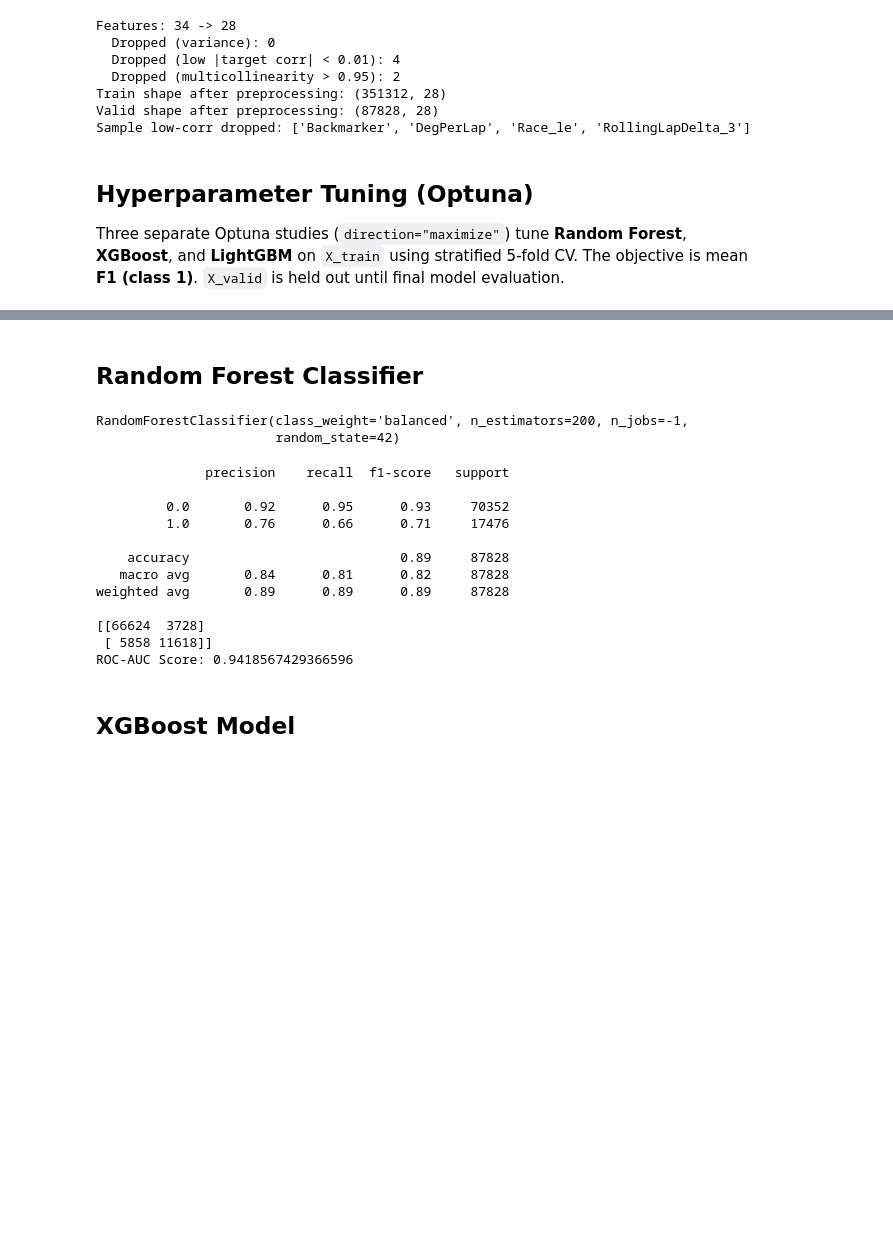
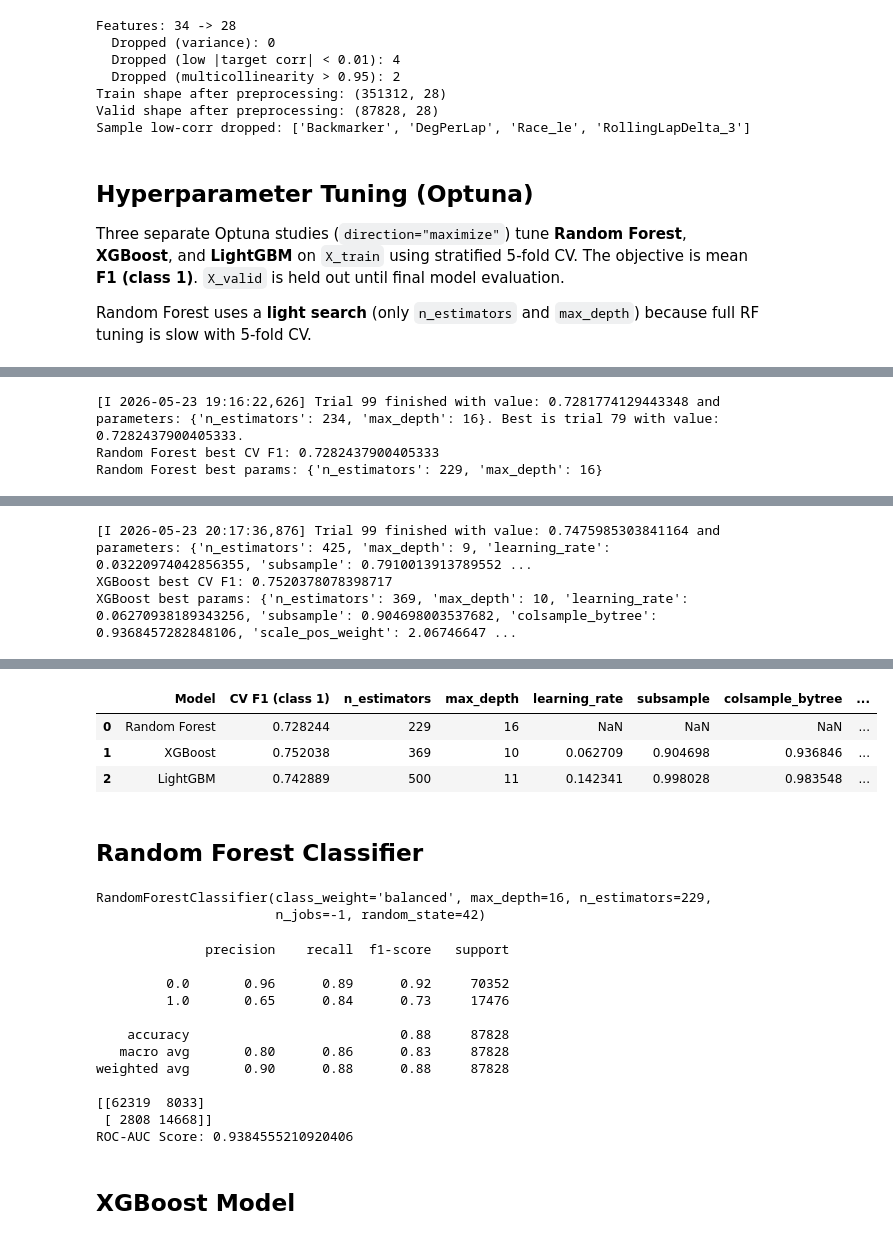
Before and after one commit to ethan-yong/F1-pitstop-prediction, a Jupyter notebook: analysis.ipynb, the cells around one changed output, grey strips where cells are left out. Saved outputs shown, nothing was run; the diff lists cells and outputs as text; code cells hidden in the pictures; blank space fills up the shorter version.

```diff
--- a/analysis.ipynb
+++ b/analysis.ipynb
@@ -567,13 +567,15 @@ Sample low-corr dropped: ['Backmarker', 'DegPerLap', 'Race_le', 'RollingLapDelta
 ## Hyperparameter Tuning (Optuna)
 
 Three separate Optuna studies (`direction="maximize"`) tune **Random Forest**, **XGBoost**, and **LightGBM** on `X_train` using stratified 5-fold CV. The objective is mean **F1 (class 1)**. `X_valid` is held out until final model evaluation.
+
+Random Forest uses a **light search** (only `n_estimators` and `max_depth`) because full RF tuning is slow with 5-fold CV.
 # %%
 from sklearn.model_selection import StratifiedKFold
 from sklearn.metrics import f1_score
 
 N_SPLITS = 5
 RANDOM_STATE = 42
-N_TRIALS = 40  # use 5-10 for quick dry-runs
+N_TRIALS = 100  # use 5-10 for quick dry-runs
 
 CV_FOLDS = StratifiedKFold(
     n_splits=N_SPLITS,
@@ -593,24 +595,16 @@ def cv_f1_class1(model, X, y) -> float:
     return float(np.mean(scores))
 
 
-def _max_features(trial):
-    choice = trial.suggest_categorical("max_features", ["sqrt", "log2", "none"])
-    return None if choice == "none" else choice
-
-
-# --- Random Forest ---
+# --- Random Forest (light search: only n_estimators + max_depth) ---
 def objective_rf(trial):
-    params = {
-        "n_estimators": trial.suggest_int("n_estimators", 100, 400),
-        "max_depth": trial.suggest_int("max_depth", 6, 24),
-        "min_samples_split": trial.suggest_int("min_samples_split", 2, 20),
-        "min_samples_leaf": trial.suggest_int("min_samples_leaf", 1, 8),
-        "max_features": _max_features(trial),
-        "class_weight": "balanced",
-        "random_state": RANDOM_STATE,
-        "n_jobs": -1,
-    }
-    model = RandomForestClassifier(**params)
+    model = RandomForestClassifier(
+        n_estimators=trial.suggest_int("n_estimators", 100, 250),
+        max_depth=trial.suggest_int("max_depth", 8, 16),
+        max_features="sqrt",
+        class_weight="balanced",
+        random_state=RANDOM_STATE,
+        n_jobs=-1,
+    )
     return cv_f1_class1(model, X_train, y_train)
 
 
@@ -621,9 +615,6 @@ study_rf = optuna.create_study(
 )
 study_rf.optimize(objective_rf, n_trials=N_TRIALS, show_progress_bar=True)
 rf_best_params = study_rf.best_params.copy()
-rf_best_params["max_features"] = (
-    None if rf_best_params.get("max_features") == "none" else rf_best_params["max_features"]
-)
 print("Random Forest best CV F1:", study_rf.best_value)
 print("Random Forest best params:", rf_best_params)
 
@@ -698,3 +689,4 @@ optuna_results = pd.DataFrame(
     ]
 )
 optuna_results
+# %% [output]
@@ -700,0 +712,3 @@ optuna_results
+[I 2026-05-23 19:16:22,626] Trial 99 finished with value: 0.7281774129443348 and parameters: {'n_estimators': 234, 'max_depth': 16}. Best is trial 79 with value: 0.7282437900405333.
+Random Forest best CV F1: 0.7282437900405333
+Random Forest best params: {'n_estimators': 229, 'max_depth': 16}
@@ -700,0 +733,3 @@ optuna_results
+[I 2026-05-23 20:17:36,876] Trial 99 finished with value: 0.7475985303841164 and parameters: {'n_estimators': 425, 'max_depth': 9, 'learning_rate': 0.03220974042856355, 'subsample': 0.7910013913789552 ...
+XGBoost best CV F1: 0.7520378078398717
+XGBoost best params: {'n_estimators': 369, 'max_depth': 10, 'learning_rate': 0.06270938189343256, 'subsample': 0.904698003537682, 'colsample_bytree': 0.9368457282848106, 'scale_pos_weight': 2.06746647 ...
@@ -701,3 +753,7 @@ optuna_results
+|  | Model | CV F1 (class 1) | n_estimators | max_depth | learning_rate | subsample | colsample_bytree | ... |
+| 0 | Random Forest | 0.728244 | 229 | 16 | NaN | NaN | NaN | ... |
+| 1 | XGBoost | 0.752038 | 369 | 10 | 0.062709 | 0.904698 | 0.936846 | ... |
+| 2 | LightGBM | 0.742889 | 500 | 11 | 0.142341 | 0.998028 | 0.983548 | ... |
 # %% [markdown]
 ## Random Forest Classifier
 # %%
@@ -710,8 +766,8 @@ model = RandomForestClassifier(
 
 model.fit(X_train, y_train)
 # %% [output]
-RandomForestClassifier(class_weight='balanced', n_estimators=200, n_jobs=-1,
-                       random_state=42)
+RandomForestClassifier(class_weight='balanced', max_depth=16, n_estimators=229,
+                       n_jobs=-1, random_state=42)
 # %%
 from sklearn.metrics import (
     accuracy_score,
@@ -751,16 +807,16 @@ print("ROC-AUC Score:", roc_auc_score(y_valid, y_prob))
 # %% [output]
               precision    recall  f1-score   support
 
-         0.0       0.92      0.95      0.93     70352
-         1.0       0.76      0.66      0.71     17476
+         0.0       0.96      0.89      0.92     70352
+         1.0       0.65      0.84      0.73     17476
 
-    accuracy                           0.89     87828
-   macro avg       0.84      0.81      0.82     87828
-weighted avg       0.89      0.89      0.89     87828
+    accuracy                           0.88     87828
+   macro avg       0.80      0.86      0.83     87828
+weighted avg       0.90      0.88      0.88     87828
 
-[[66624  3728]
- [ 5858 11618]]
-ROC-AUC Score: 0.9418567429366596
+[[62319  8033]
+ [ 2808 14668]]
+ROC-AUC Score: 0.9384555210920406
 # %% [markdown]
 ## XGBoost Model
 # %%
```
Also changed, not shown: parts of 11 cells of this notebook, 2 other files.
